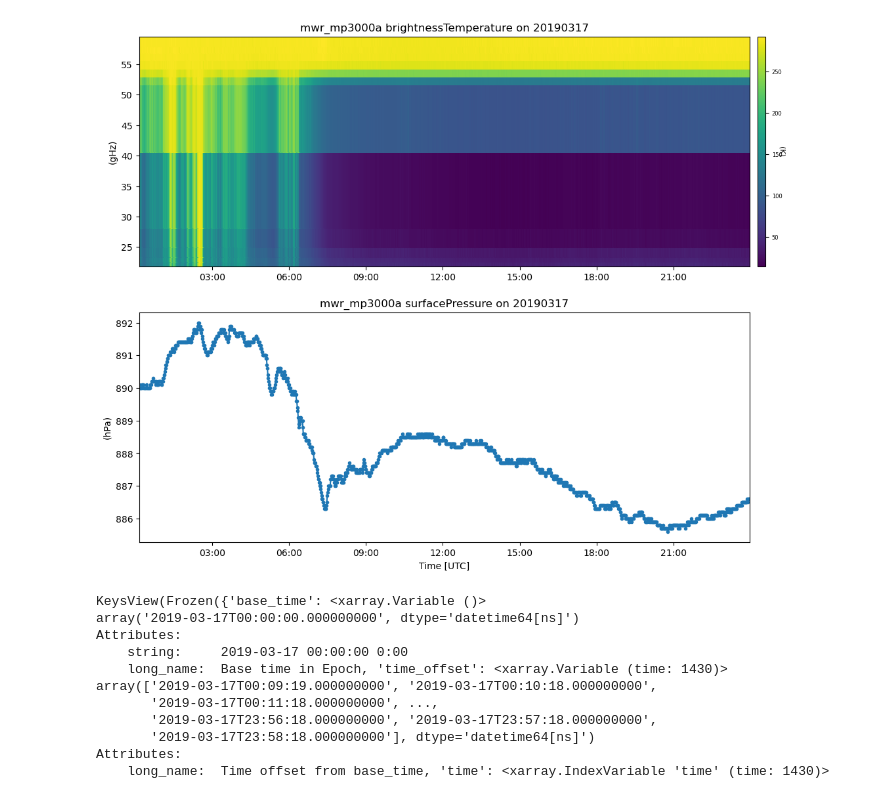
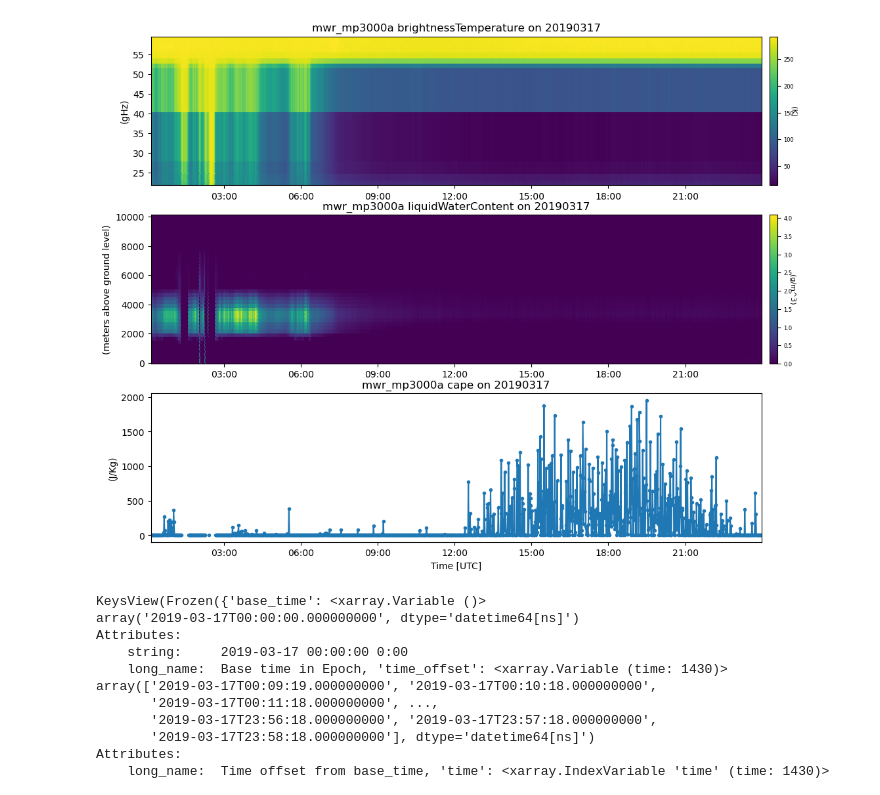
Before and after one commit to lourencocavalcante/CAP-730-Research-Proposal-Dissertation, a Jupyter notebook: Notebooks/go-amazon-mp3000a_3.ipynb, the cells around one changed output. Saved outputs shown, nothing was run; the diff lists cells and outputs as text; code cells hidden in the pictures.

```diff
--- a/Notebooks/go-amazon-mp3000a_3.ipynb
+++ b/Notebooks/go-amazon-mp3000a_3.ipynb
@@ -33,37 +33,42 @@ os.makedirs(dir)
 # %%
 data = datetime.today()
 hoje = data.strftime('%d-%m-%Y')
 hora = data.strftime('%H-%M-%S')
 
 keepdims=False
 
 #Access directores files downloaded
 
 mwr_mp3000a_ds = act.io.armfiles.read_netcdf(f'./{datastream}/{datastream}.20190317*.cdf')
 ceil_ds = act.io.armfiles.read_netcdf(f'./{datastream}/{datastream}.20190317*.cdf')
 
 
 #print(mwr_mp3000a_ds.variables)
 # Create a TimeSeriesDisplay object
 #mwr_mp3000a_ds = mwr_mp3000a_ds.resample(time='1min').nearest()
 #ceil_ds = ceil_ds.resample(time='1min').nearest()
 
 display = act.plotting.TimeSeriesDisplay(
    {'mwr_mp3000a': mwr_mp3000a_ds, 'mwr_mp3000a_': ceil_ds},
-   subplot_shape=(2,), figsize=(12,10)
+   subplot_shape=(3,), figsize=(12,10)
 )
 
 # Plot data
 
 display.plot('brightnessTemperature', dsname='mwr_mp3000a' , set_shading='nearest',
-   add_nan=True, subplot_index=(0,))
+   subplot_index=(0,))
 
 
-display.plot('surfacePressure', dsname='mwr_mp3000a', set_shading='nearest',
-   add_nan=True, subplot_index=(1,))
+display.plot('liquidWaterContent', dsname='mwr_mp3000a', set_shading='nearest',
+   subplot_index=(1,))
+
+display.plot('cape', dsname='mwr_mp3000a', set_shading='nearest',
+   subplot_index=(2,))
+
+
 plt.savefig(f'{datastream}/output/figures/{datastream}_{hoje}_{hora}.png')
 # %% [output]
-[figure, old version]
+[figure, new version]
 # %%
 print(mwr_mp3000a_ds.variables.keys())
 # %% [output]
```
Also changed, not shown: 3 other files.
